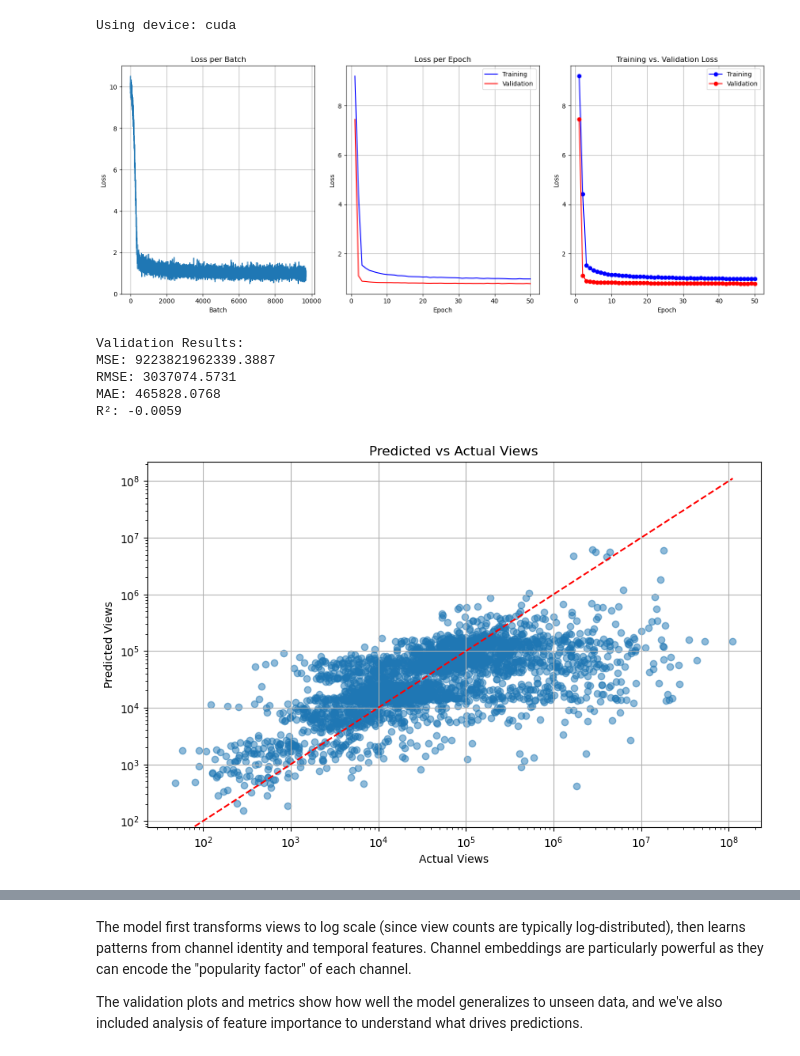
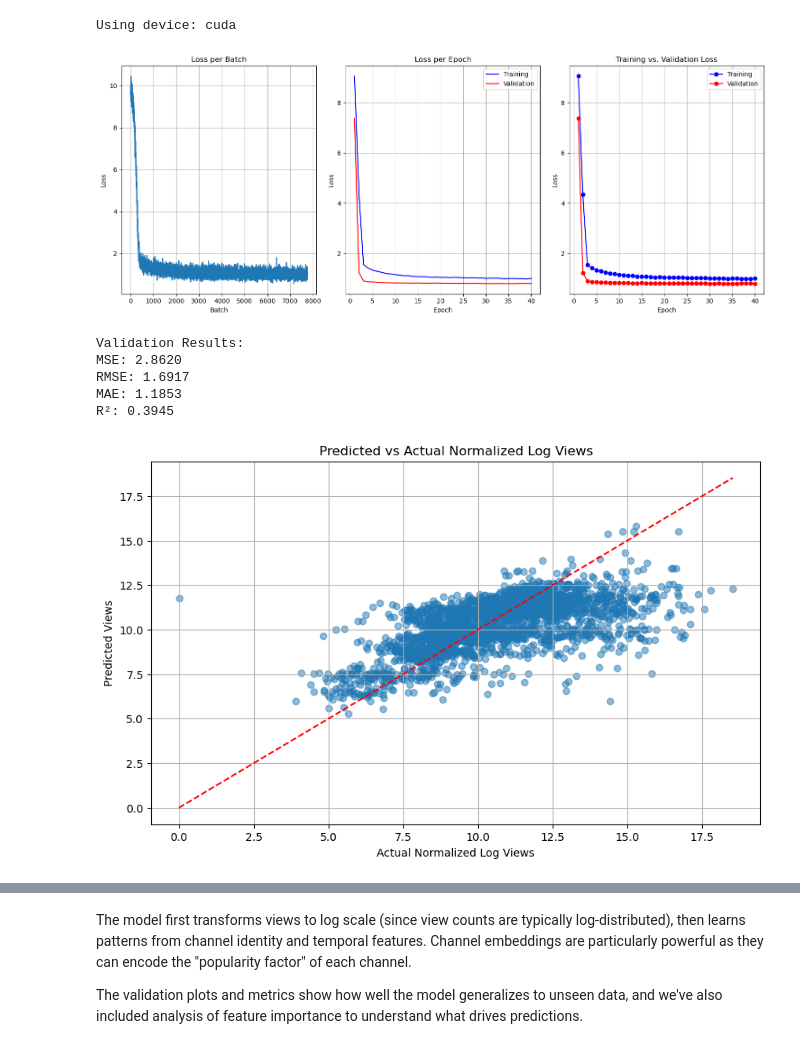
Before and after one commit to Antoine2212/CSC_43M04_EP_challenge, a Jupyter notebook: pure_regression/main.ipynb, the cells around one changed output, grey strips where cells are left out. Drawn from its saved outputs; the diff is of its cells as text; code cells hidden in the pictures.

Commit message:
checkpoint save : finished training topic encoder

```diff
--- a/pure_regression/main.ipynb
+++ b/pure_regression/main.ipynb
@@ -229,7 +163,7 @@ def plot_losses():
     plt.show()
 # %%
 # Training loop
-EPOCHS = 50
+EPOCHS = 40
 best_val_loss = float('inf')
 
 for epoch in range(EPOCHS):
@@ -262,9 +196,7 @@ for epoch in range(EPOCHS):
         numeric_features = numeric_features.cpu()
         targets = targets.cpu()
 
-        # Print progress every N batches
-        if (i + 1) % 10 == 0:
-            print(f"Epoch {epoch+1}/{EPOCHS} | Batch {i+1}/{len(train_loader)} | Loss: {batch_loss:.4f}")
+
 
     # Validation phase
     model.eval()
@@ -313,7 +245,7 @@ for epoch in range(EPOCHS):
 # Final plot
 plot_losses()
 # %% [output]
-[figure, old version]
+[figure, new version]
 # %%
 # Save the final model
 torch.save(model.state_dict(), "final_views_predictor.pth")
@@ -337,53 +269,51 @@ with torch.no_grad():
         outputs = model(channel_ids, numeric_features)
 
         # Convert log predictions back to original scale
-        pred_views = torch.expm1(outputs).cpu().numpy()
-        actual_views = torch.expm1(targets).numpy()
+        pred_views = outputs.cpu().numpy()
+        actual_views = targets.numpy()
 
         predictions.extend(pred_views.tolist())
         actual.extend(actual_views.tolist())
 
 # Store validation set IDs
 ids = df_val['id'].values.tolist()
 
 # Create results dataframe
 results = pd.DataFrame({
     'id': ids[:len(predictions)],
-    'predicted_views': predictions,
-    'actual_views': actual[:len(predictions)]
+    'predicted_logn_views': predictions,
+    'actual_logn_views': actual[:len(predictions)]
 })
 
 # Calculate metrics
-mse = mean_squared_error(results['actual_views'], results['predicted_views'])
+mse = mean_squared_error(results['actual_logn_views'], results['predicted_logn_views'])
 rmse = np.sqrt(mse)
-mae = mean_absolute_error(results['actual_views'], results['predicted_views'])
-r2 = r2_score(results['actual_views'], results['predicted_views'])
+mae = mean_absolute_error(results['actual_logn_views'], results['predicted_logn_views'])
+r2 = r2_score(results['actual_logn_views'], results['predicted_logn_views'])
 
 print(f"Validation Results:")
 print(f"MSE: {mse:.4f}")
 print(f"RMSE: {rmse:.4f}")
 print(f"MAE: {mae:.4f}")
 print(f"R²: {r2:.4f}")
 
 # Plot predictions vs actual
 plt.figure(figsize=(10, 6))
-plt.scatter(results['actual_views'], results['predicted_views'], alpha=0.5)
-plt.plot([min(results['actual_views']), max(results['actual_views'])],
-         [min(results['actual_views']), max(results['actual_views'])], 'r--')
-plt.xlabel('Actual Views')
+plt.scatter(results['actual_logn_views'], results['predicted_logn_views'], alpha=0.5)
+plt.plot([min(results['actual_logn_views']), max(results['actual_logn_views'])],
+         [min(results['actual_logn_views']), max(results['actual_logn_views'])], 'r--')
+plt.xlabel('Actual Normalized Log Views')
 plt.ylabel('Predicted Views')
-plt.title('Predicted vs Actual Views')
-plt.xscale('log')
-plt.yscale('log')
+plt.title('Predicted vs Actual Normalized Log Views')
 plt.grid(True)
 plt.show()
 # %% [output]
 Validation Results:
-MSE: 9223821962339.3887
-RMSE: 3037074.5731
-MAE: 465828.0768
-R²: -0.0059
+MSE: 2.8620
+RMSE: 1.6917
+MAE: 1.1853
+R²: 0.3945
-[figure, old version]
+[figure, new version]
 # %%
 # Evaluate on train set
 predictions = []
```
Also changed, not shown: parts of 5 cells of this notebook, 12 other files.
